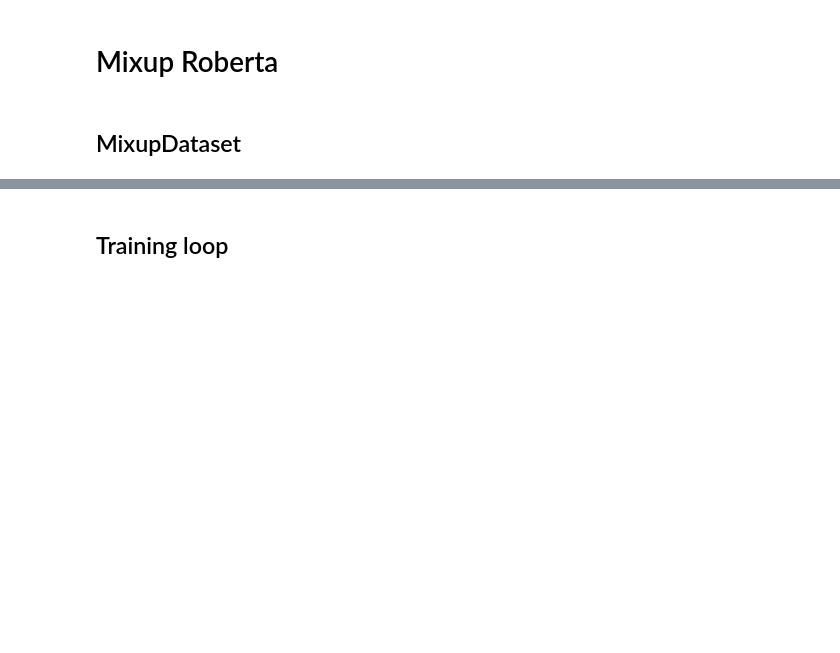
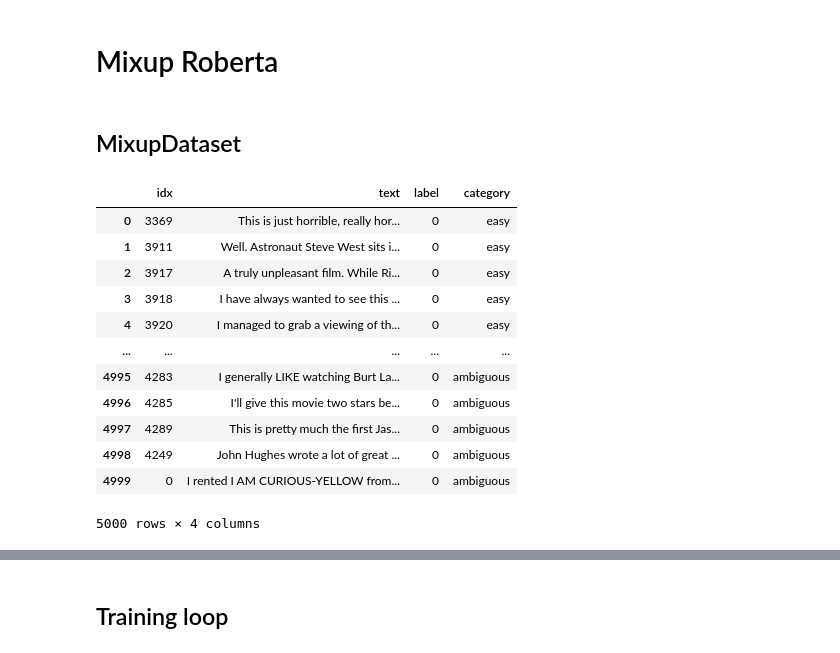
Before and after one commit to Raghav1606/Training-Dyamics-and-Entropy-Aware-Mixup-for-Robust-Text-Classification, a Jupyter notebook: notebooks/mixup_training.ipynb, the cells around one changed output, grey strips where cells are left out. Cells and saved outputs as stored; diff of their text form; code cells hidden in the pictures; blank space fills up the shorter version.

```diff
--- a/notebooks/mixup_training.ipynb
+++ b/notebooks/mixup_training.ipynb
@@ -476,0 +524,18 @@ def get_mixup_data(data):
+# %%
+df = pd.read_csv('/projects/ogma3/atharvak/Data_Cartography/datasets/imdb/imdb_categorized.csv')
+normal_dataset = prepare_dataset(df, mixup=False, sampling_type='sequential')
+normal_dataset
+# %% [output]
+|  | idx | text | label | category |
+| 0 | 3369 | This is just horrible, really hor... | 0 | easy |
+| 1 | 3911 | Well. Astronaut Steve West sits i... | 0 | easy |
+| 2 | 3917 | A truly unpleasant film. While Ri... | 0 | easy |
+| 3 | 3918 | I have always wanted to see this ... | 0 | easy |
+| 4 | 3920 | I managed to grab a viewing of th... | 0 | easy |
+| ... | ... | ... | ... | ... |
+| 4995 | 4283 | I generally LIKE watching Burt La... | 0 | ambiguous |
+| 4996 | 4285 | I'll give this movie two stars be... | 0 | ambiguous |
+| 4997 | 4289 | This is pretty much the first Jas... | 0 | ambiguous |
+| 4998 | 4249 | John Hughes wrote a lot of great ... | 0 | ambiguous |
+| 4999 | 0 | I rented I AM CURIOUS-YELLOW from... | 0 | ambiguous |
+5000 rows × 4 columns
```
Also changed, not shown: parts of 23 cells of this notebook, 6 other files.
